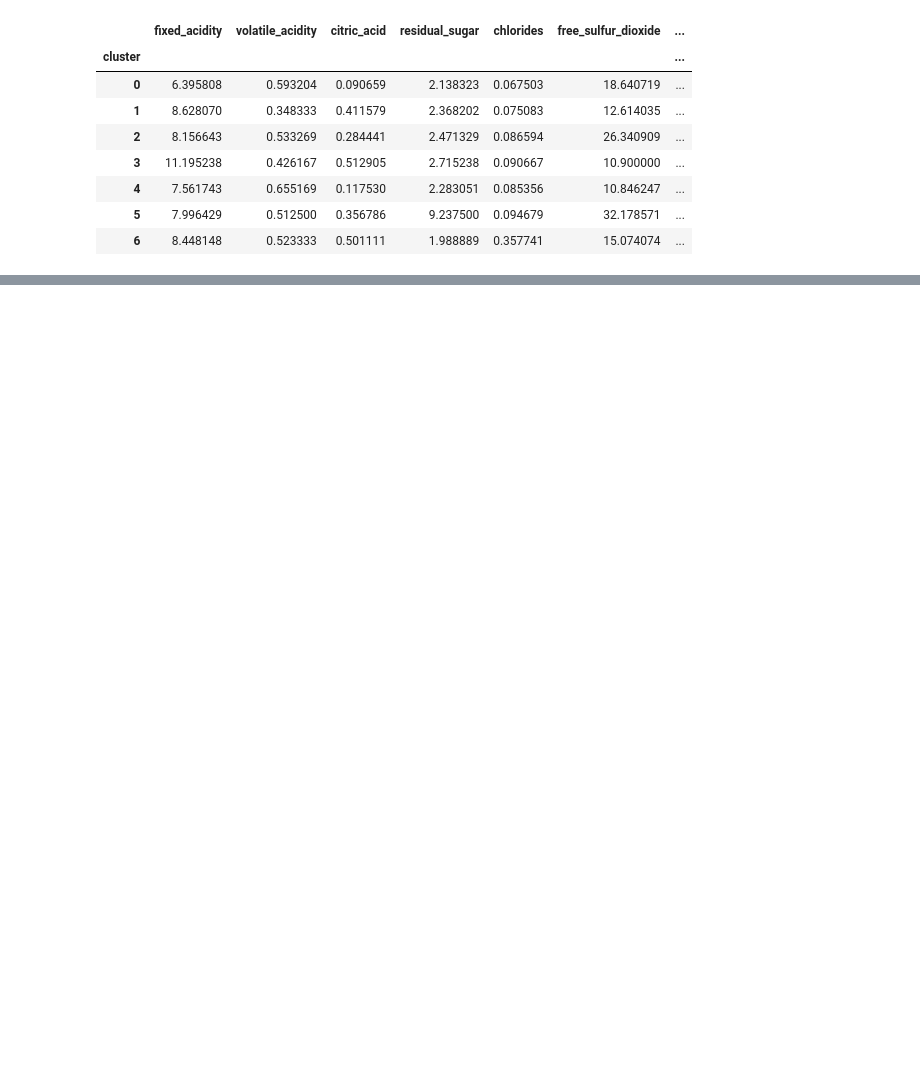
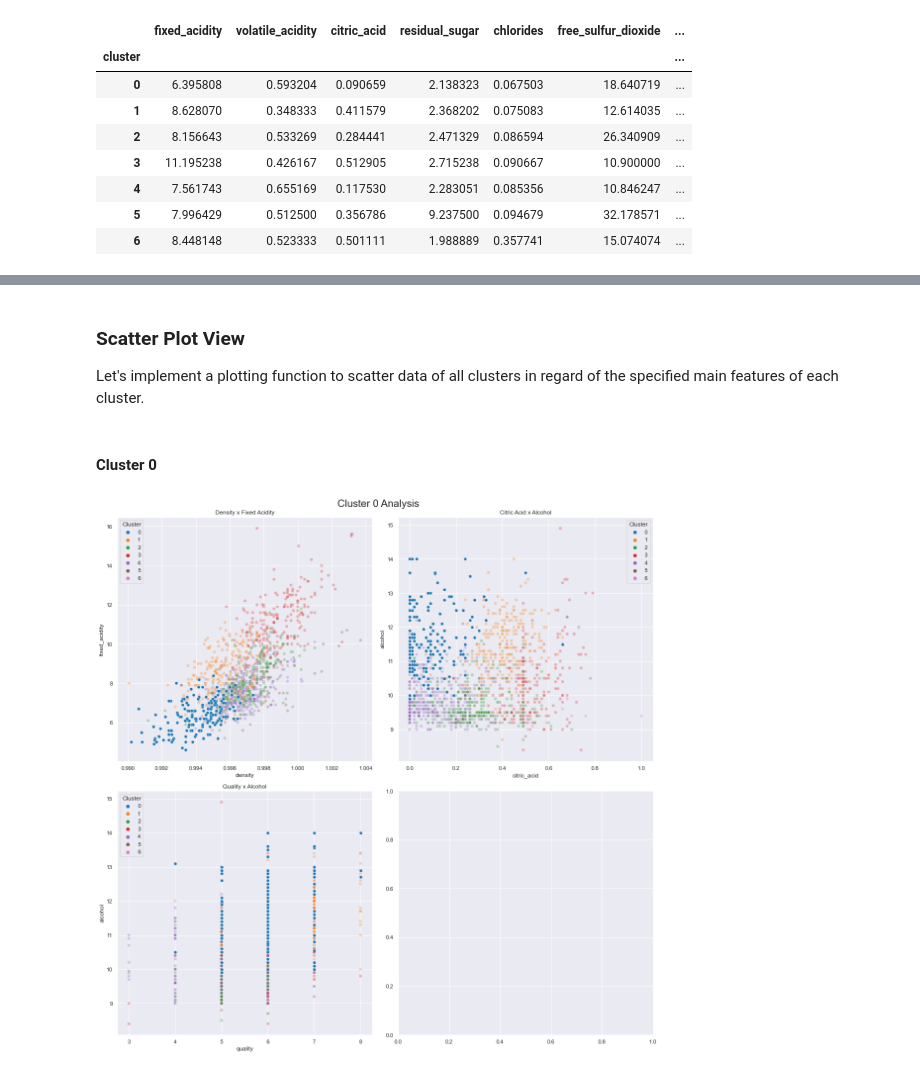
Before and after one commit to osouzadaniel/wine-analysis, a Jupyter notebook: red_wine_1_clustering.ipynb, the cells around one changed output, grey strips where cells are left out. Drawn from its saved outputs; the diff is of its cells as text; code cells hidden in the pictures; blank space fills up the shorter version.

```diff
--- a/red_wine_1_clustering.ipynb
+++ b/red_wine_1_clustering.ipynb
@@ -141,0 +148,13 @@ cluster_stats.xs('mean', axis = 1, level = 1)
+# %%
+cluster_characteristics = []
+cluster_characteristics.append(['density', 'fixed_acidity', 'citric_acid', 'alcohol', 'quality'])
+cluster_characteristics.append(['quality', 'alcohol', 'volatile_acidity'])
+cluster_characteristics.append(['free_sulfur_dioxide', 'total_sulfur_dioxide'])
+cluster_characteristics.append(['density', 'fixed_acidity', 'citric_acid'])
+cluster_characteristics.append(['volatile_acidity', 'citric_acid', 'sulphates'])
+cluster_characteristics.append(['residual_sugar', 'free_sulfur_dioxide', 'total_sulfur_dioxide'])
+cluster_characteristics.append(['chlorides', 'sulphates', 'pH', 'alcohol'])
+# %% [markdown]
+### Scatter Plot View
+
+Let's implement a plotting function to scatter data of all clusters in regard of the specified main features of each cluster.
@@ -141,0 +203,8 @@ cluster_stats.xs('mean', axis = 1, level = 1)
+# %% [markdown]
+#### Cluster 0
+# %%
+cluster = 0
+
+scatterplot_cluster(df_red_wine, cluster, cluster_characteristics[cluster])
+# %% [output]
+[figure, added]
```
Also changed, not shown: parts of 23 cells of this notebook, 1 other file.
